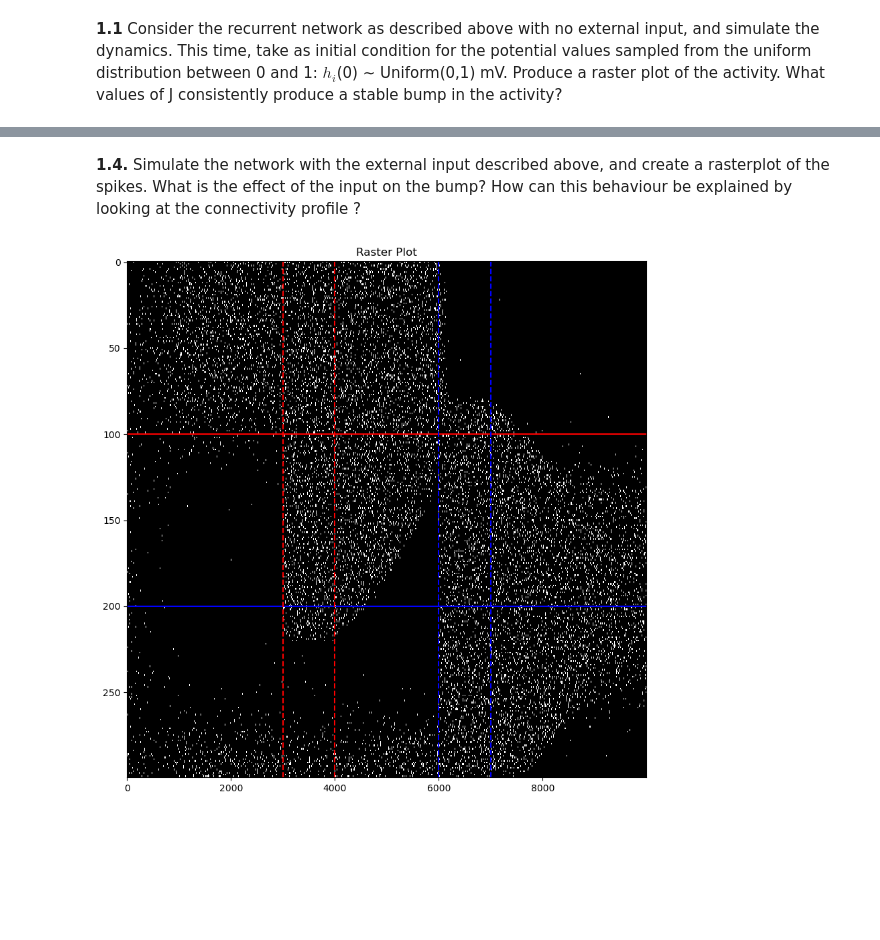
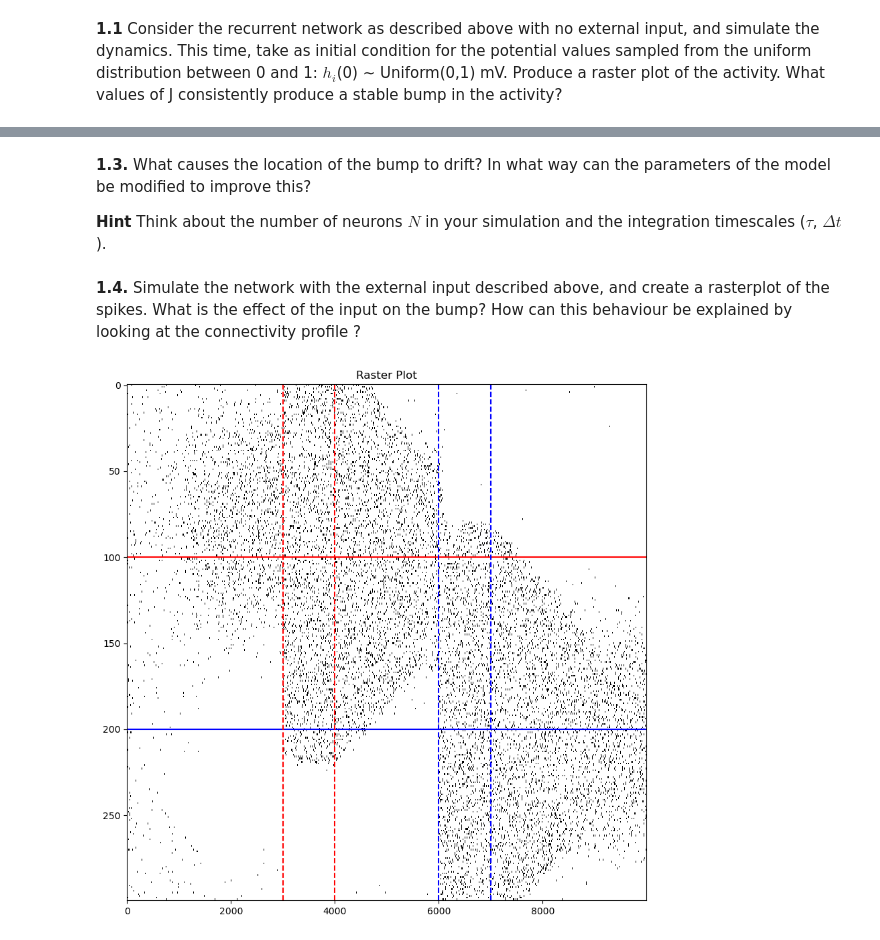
Before and after one commit to SanderMiesen/NeuroDyna, a Jupyter notebook: ProjNotebook.ipynb, the cells around one changed output, grey strips where cells are left out. Drawn from its saved outputs; the diff is of its cells as text; code cells hidden in the pictures; blank space fills up the shorter version.

```diff
--- a/ProjNotebook.ipynb
+++ b/ProjNotebook.ipynb
@@ -95,9 +95,6 @@ delta_t = 1e-4 # s
 def I_ex0(t):
     return I_0 * np.sin(omega*t)
 
-def Euler_hi(h_i, delta_t, I):
+def Euler_hi(h_i, delta_t, I, R, tau):
     return h_i + (delta_t*(-h_i + R*I)/tau)
-
-def Euler_hi_bis(h_i, delta_t, I, R, tau):
-    return h_i + (delta_t*(-h_i + R*I)/tau)
 # %%
@@ -282,6 +229,6 @@ x = np.linspace(0, 2*np.pi, N, endpoint=False)
 h0 = np.random.uniform(0, 0.001, N)
 
 # Run the simulation
-h, spikes, r = Model1_1(h0, x, N, T, delta_t, J, alpha, beta, r_0)
+h_1_1, spikes_1_1, r_1_1 = Model1_1(h0, x, N, T, delta_t, J, alpha, beta, r_0, R, tau)
 # %%
 plt.figure(figsize=(10,10))
@@ -293,3 +265,7 @@ plt.show()
+# %% [markdown]
+**1.3.** What causes the location of the bump to drift? In what way can the parameters of the model be modified to improve this?
+
+**Hint** Think about the number of neurons $N$ in your simulation and the integration timescales ($\tau$, $\Delta t$).
 # %% [markdown]
 **1.4.** Simulate the network with the external input described above, and create a rasterplot of the spikes. What is the effect of the input on the bump? How can this behaviour be explained by looking at the connectivity profile ?
 # %%
@@ -313,7 +289,7 @@ def Model1_4(h0, xs, N, T, delta_t, J, alpha, beta, r_0, R, tau):
     h[:,0] = h0
     for t in tqdm(range(0,n_timesteps)): # time step
         # Compute mcos, msin. Works for t = 0 because S[:, -1] will be the current value of S for the last time step, so a row of zeros, which is what we want
-        mcos = np.mean(np.sin(xs)*S[:, t-1])
+        mcos = np.mean(np.cos(xs)*S[:, t-1])
         msin = np.mean(np.sin(xs)*S[:, t-1])
         for i in range(N): # neurons
             r[i,t] = r_0 * transfer_g(h[i,t-1], alpha, beta) # calculate the mean firing rate
@@ -322,7 +298,7 @@ def Model1_4(h0, xs, N, T, delta_t, J, alpha, beta, r_0, R, tau):
                 S[i, t] = 1/delta_t # add spike train
             if t != int(T/delta_t)-1:
                 I_i = Irecc_ex1(J, mcos, msin, xs[i]) + Iext_ex1(t, xs[i], T, delta_t) # compute the new I_i for the input to next time step
-                h[i,t+1] = Euler_hi_bis(h[i,t], delta_t, I_i, R, tau) # update the voltage for next time step
+                h[i,t+1] = Euler_hi(h[i,t], delta_t, I_i, R, tau) # update the voltage for next time step
     return h, spikes, r
 # %%
 # Define parameters
@@ -340,17 +316,17 @@ tau = 10e-3
 h0 = np.random.uniform(0, 1e-3, N)
 
 # Run the simulation
-h, spikes, r = Model1_4(h0, x, N, T, delta_t, J, alpha, beta, r_0, R, tau)
+h_1_4, spikes_1_4, r_1_4 = Model1_4(h0, x, N, T, delta_t, J, alpha, beta, r_0, R, tau)
 # %%
 plt.figure(figsize=(10,10))
-plt.imshow(spikes, cmap='gray', interpolation='nearest', aspect="auto")
+plt.imshow(spikes_1_4, cmap='binary', interpolation='nearest', aspect="auto")
 plt.axhline(y = int(300/3), color = 'r')
 plt.axhline(y = int(300/3*2), color = 'b')
 plt.axvline(x = 3000, color = 'r', linestyle='--')
 plt.axvline(x = 4000, color = 'r', linestyle='--')
 plt.axvline(x = 6000, color = 'b', linestyle='--')
 plt.axvline(x = 7000, color = 'b', linestyle='--')
 plt.title('Raster Plot')
 plt.show()
 # %% [output]
-[figure, old version]
+[figure, new version]
```
Also changed, not shown: parts of 24 cells of this notebook.
